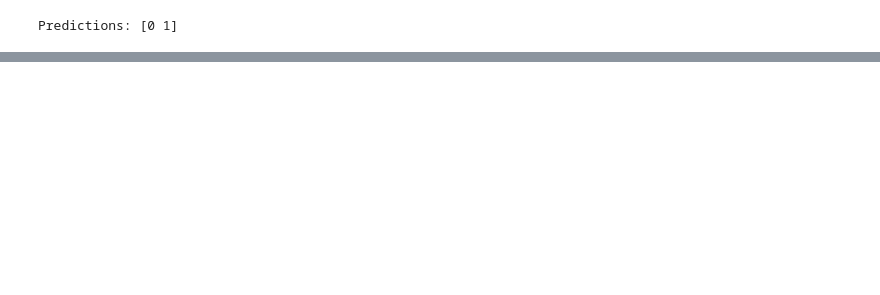
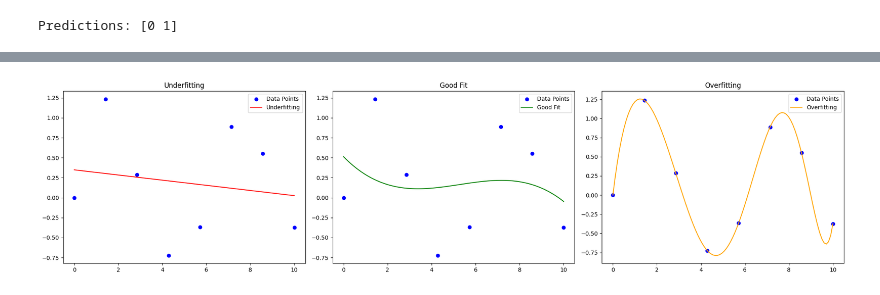
Before and after one commit to mehranoffline/30-Day-Machine-Learning-Plan, a Jupyter notebook: Day2/Exercises.ipynb, the cells around one changed output, grey strips where cells are left out. Saved outputs shown, nothing was run; the diff lists cells and outputs as text; code cells hidden in the pictures; blank space fills up the shorter version.

```diff
--- a/Day2/Exercises.ipynb
+++ b/Day2/Exercises.ipynb
@@ -73,0 +98,37 @@ plt.show()
+# %%
+# sample data
+# 100 points between 0 and 10
+x = np.linspace(0, 10, 100)
+# np.sin(x): calculates the sine of each element in the array x.
+# np.random.normal(0, 0.2, 100): generates random numbers from a normal distribution with a mean of 0 and a standard deviation of 0.2.
+# avrage 0 and standard deviation 0.2 for 100 points
+y = np.sin(x) + np.random.normal(0, 0.2, 100)  # adding noise to the data
+x_points = np.linspace(0, 10, 8)
+y_points = np.sin(x_points) + np.random.normal(0, 0.2, 8)
+# plot the data points
+plt.figure(figsize=(20, 5))
+# underfitting curve
+plt.subplot(1, 3, 1)
+plt.scatter(x_points, y_points, color='blue', label='Data Points')
+plt.plot(x, np.polyval(np.polyfit(x_points, y_points, 1), x), color='red', label='Underfitting')
+plt.title('Underfitting')
+plt.legend()
+
+# Good Fit curve
+plt.subplot(1, 3, 2)
+plt.scatter(x_points, y_points, color='blue', label='Data Points')
+plt.plot(x, np.polyval(np.polyfit(x_points, y_points, 3), x), color='green', label='Good Fit')
+plt.title('Good Fit')
+plt.legend()
+
+# Overfitting curve
+plt.subplot(1, 3, 3)
+plt.scatter(x_points, y_points, color='blue', label='Data Points')
+plt.plot(x, np.polyval(np.polyfit(x_points, y_points, 7), x), color='orange', label='Overfitting')
+plt.title('Overfitting')
+plt.legend()
+
+plt.tight_layout()
+plt.show()
+# %% [output]
+[figure, added]
```
Also changed, not shown: parts of 4 cells of this notebook, 2 other files.
